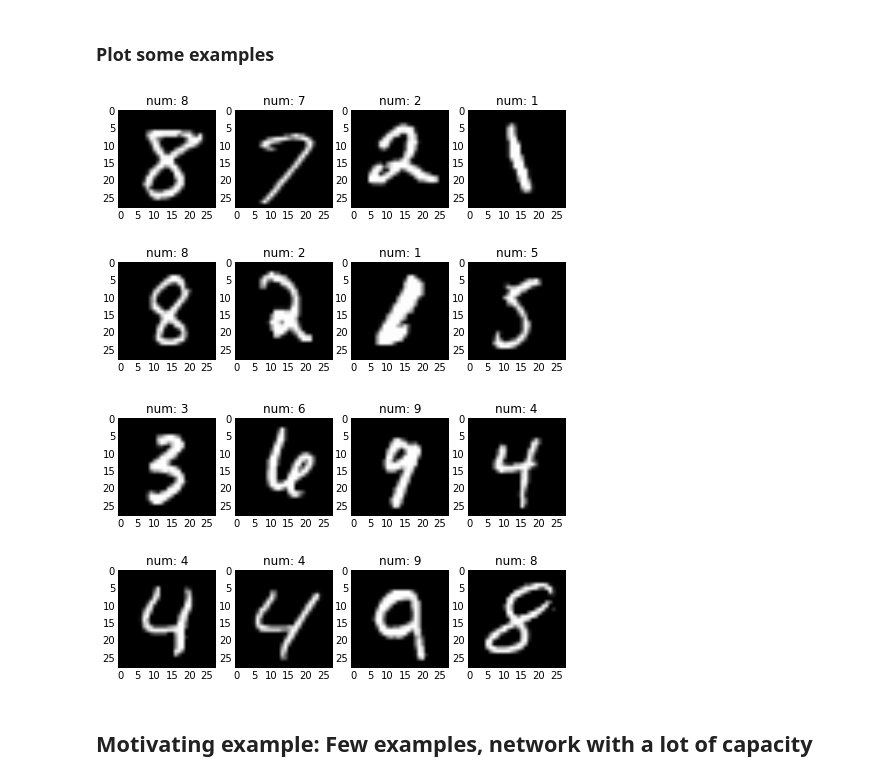
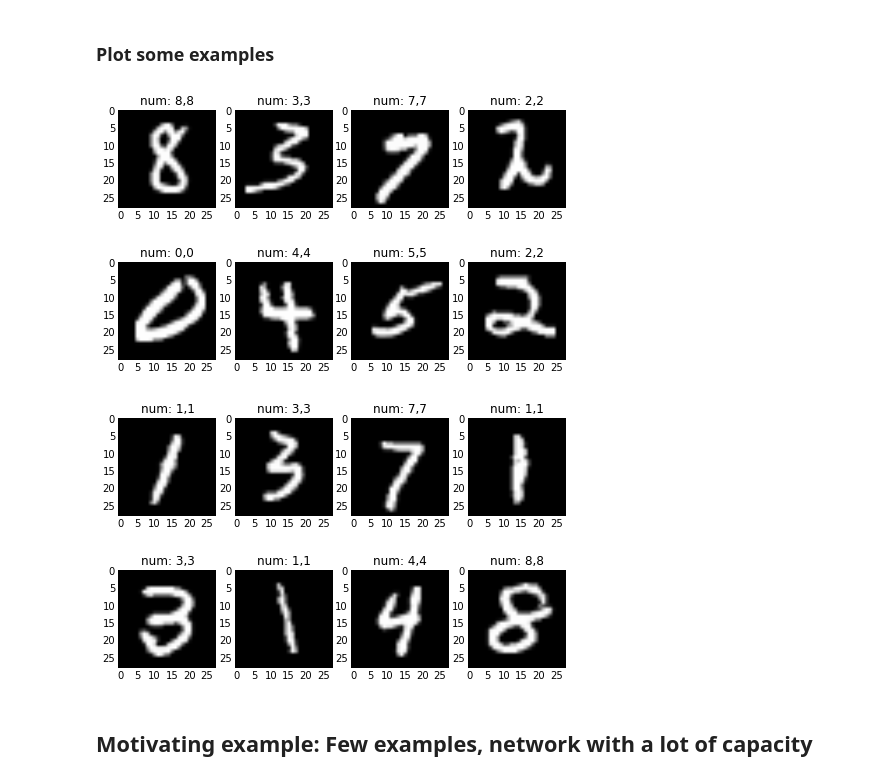
Before and after one commit to lgraesser/Intro-to-Neural-Networks-O-Reilly-AI, a Jupyter notebook: KerasIntro_Regularization.ipynb, the cells around one changed output. Drawn from its saved outputs; the diff is of its cells as text; code cells hidden in the pictures.

```diff
--- a/KerasIntro_Regularization.ipynb
+++ b/KerasIntro_Regularization.ipynb
@@ -52,24 +54,24 @@ print(train_y_short.shape)
 # %% [markdown]
 ### Plot some examples
 # %%
-def plotExamples(data, labels):
+def plotExamples(data, labels, model_predict):
     plt.figure(figsize=(8,5))
     for i in range(8):
         sub = 241 + i
         ax = plt.subplot(sub)
         index = np.random.randint(0, data.shape[0])
-        ax.set_title("num: " + str(np.argmax(labels[index])))
+        ax.set_title("num: " + str(np.argmax(labels[index])) + "," + str(np.argmax(model_predict[index])))
         im = np.reshape(data[index], (28, 28))
         plt.imshow(im, cmap="gray")
     plt.show()
 # %%
-plotExamples(train_x, train_y)
+plotExamples(train_x, train_y, train_y)
 # %% [output]
-[figure, old version]
+[figure, new version]
 # %%
-plotExamples(test_x, test_y)
+plotExamples(test_x, test_y, test_y)
 # %% [output]
-[figure, old version]
+[figure, new version]
 # %% [markdown]
 ## Motivating example: Few examples, network with a lot of capacity
 # %%
```
Also changed, not shown: parts of 14 cells of this notebook, 1 other file.
